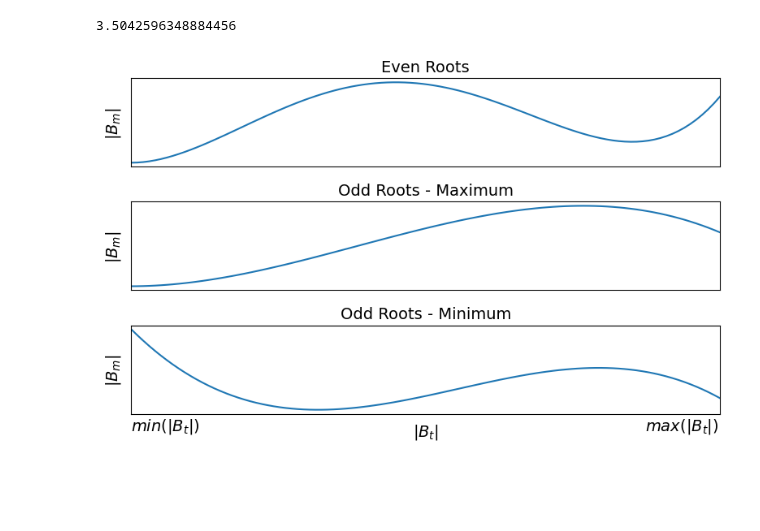
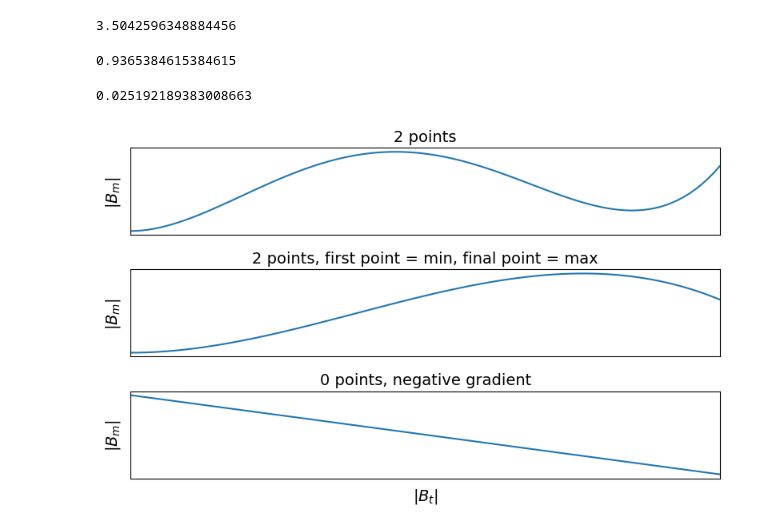
Before and after one commit to Mrozinskikj/MSci-Project, a Jupyter notebook: vis.ipynb, the cells around one changed output. Cells and saved outputs as stored; diff of their text form; code cells hidden in the pictures; blank space fills up the shorter version.

```diff
--- a/vis.ipynb
+++ b/vis.ipynb
@@ -435,37 +553,43 @@ points1 = warp(points1, [1,3])
+# %%
+min(dists)
+# %% [output]
+0.9365384615384615
+# %%
+import statistics
+statistics.stdev(dists)
+# %% [output]
+0.025192189383008663
 # %%
 fig, axs = plt.subplots(3, 1,figsize=(8,5))
 
 x = np.linspace(0,7.5,100)
 y = np.polyval([0.1,-1.3,4.3,0,0],x)
 axs[0].plot(x, y)
-axs[0].set_title('Even Roots',fontsize=14)
+axs[0].set_title('2 points',fontsize=14)
 axs[0].set_xlim(0,7.5)
 
 x2 = np.linspace(0,3.3,100)
 y2 = np.polyval([-1,3.8,0,0],x2)
 axs[1].plot(x2, y2)
-axs[1].set_title('Odd Roots - Maximum',fontsize=14)
+axs[1].set_title('2 points, first point = min, final point = max',fontsize=14)
 axs[1].set_xlim(0,3.3)
 
 x3 = np.linspace(0,1.5,100)
-y3 = np.polyval([-1,2.5,-1.7,0],x3)
+y3 = np.polyval([-1,0],x3)
 axs[2].plot(x3, y3)
-axs[2].set_title('Odd Roots - Minimum',fontsize=14)
+axs[2].set_title('0 points, negative gradient',fontsize=14)
 axs[2].set_xlim(0,1.5)
 
-
-axs[2].text(0, -0.44, r'$min(|B_t|)$', fontsize = 14)#
-axs[2].text(1.31, -0.44, r'$max(|B_t|)$', fontsize = 14)#
 
 for ax in axs.flat:
     ax.set_xlabel(r'$|B_t|$',fontsize=14)
     ax.set_ylabel(r'$|B_m|$',fontsize=14)
     ax.set_xticks([])
     ax.set_yticks([])
 
 # Hide x labels and tick labels for top plots and y ticks for right plots.
 for ax in axs.flat:
     ax.label_outer()
 fig.tight_layout()
 # %% [output]
-[figure, old version]
+[figure, new version]
```
Also changed, not shown: parts of 10 cells of this notebook, 3 other files.
